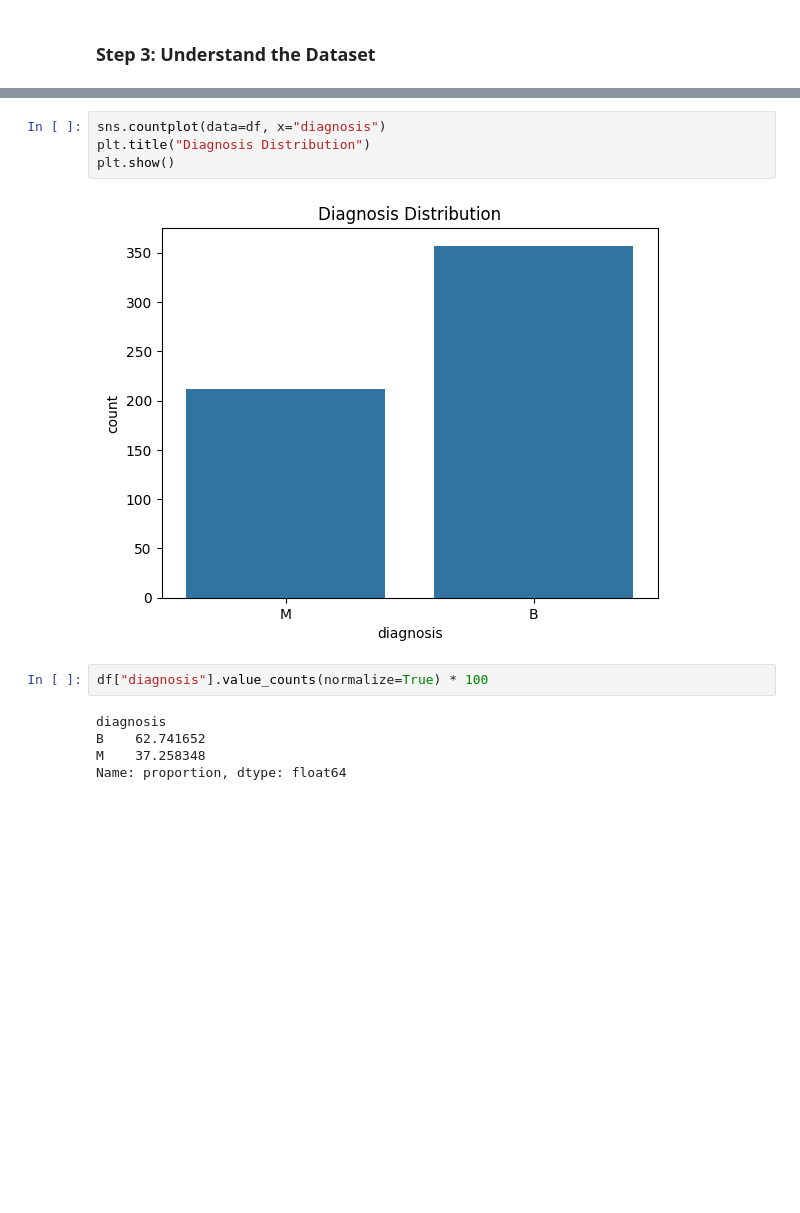
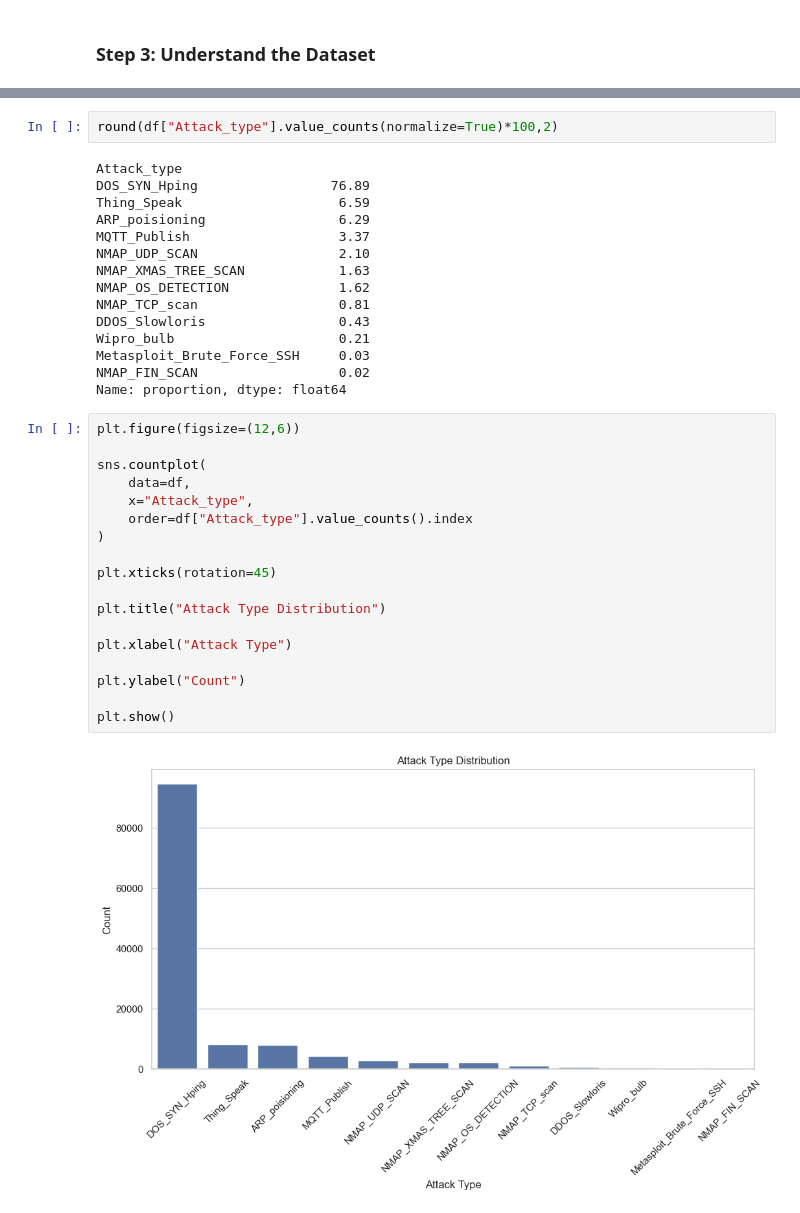
Before and after one commit to sravivarman/ml_assignment_2_2025da04030, a Jupyter notebook: EDA.ipynb, the cells around one changed output, grey strips where cells are left out. Drawn from its saved outputs; the diff is of its cells as text; blank space fills up the shorter version.

```diff
--- a/EDA.ipynb
+++ b/EDA.ipynb
@@ -97,15 +113,39 @@ M    212
 Name: count, dtype: int64
 # %%
-sns.countplot(data=df, x="diagnosis")
-plt.title("Diagnosis Distribution")
-plt.show()
+round(df["Attack_type"].value_counts(normalize=True)*100,2)
 # %% [output]
-[figure, removed]
+Attack_type
+DOS_SYN_Hping                 76.89
+Thing_Speak                    6.59
+ARP_poisioning                 6.29
+MQTT_Publish                   3.37
+NMAP_UDP_SCAN                  2.10
+NMAP_XMAS_TREE_SCAN            1.63
+NMAP_OS_DETECTION              1.62
+NMAP_TCP_scan                  0.81
+DDOS_Slowloris                 0.43
+Wipro_bulb                     0.21
+Metasploit_Brute_Force_SSH     0.03
+NMAP_FIN_SCAN                  0.02
+Name: proportion, dtype: float64
 # %%
-df["diagnosis"].value_counts(normalize=True) * 100
+plt.figure(figsize=(12,6))
+
+sns.countplot(
+    data=df,
+    x="Attack_type",
+    order=df["Attack_type"].value_counts().index
+)
+
+plt.xticks(rotation=45)
+
+plt.title("Attack Type Distribution")
+
+plt.xlabel("Attack Type")
+
+plt.ylabel("Count")
+
+plt.show()
 # %% [output]
-diagnosis
-B    62.741652
-M    37.258348
-Name: proportion, dtype: float64
+[figure, added]
 # %%
```
Also changed, not shown: parts of 12 cells of this notebook, 2 other files.
